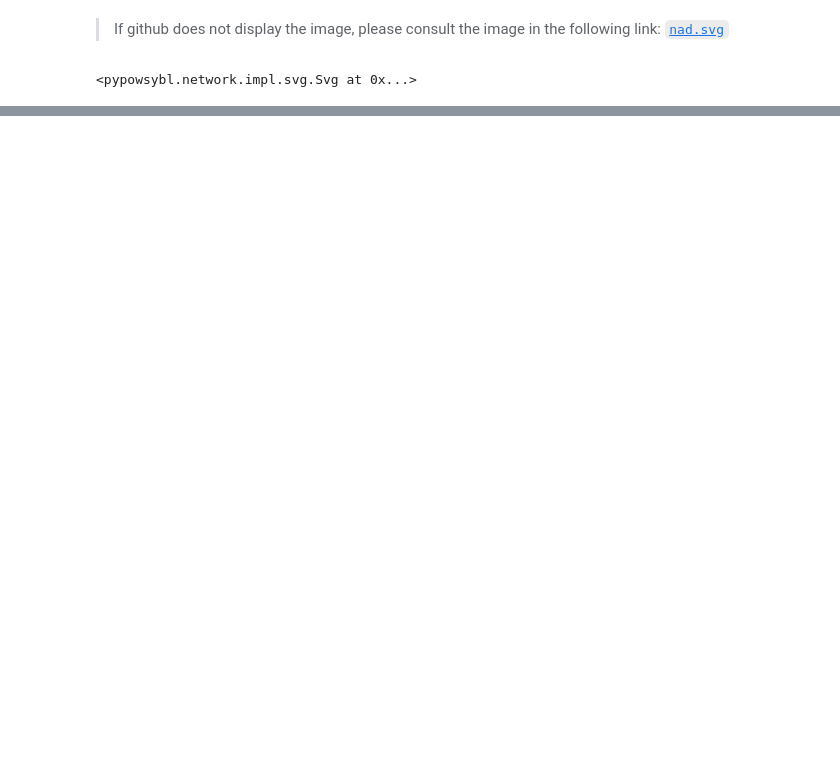
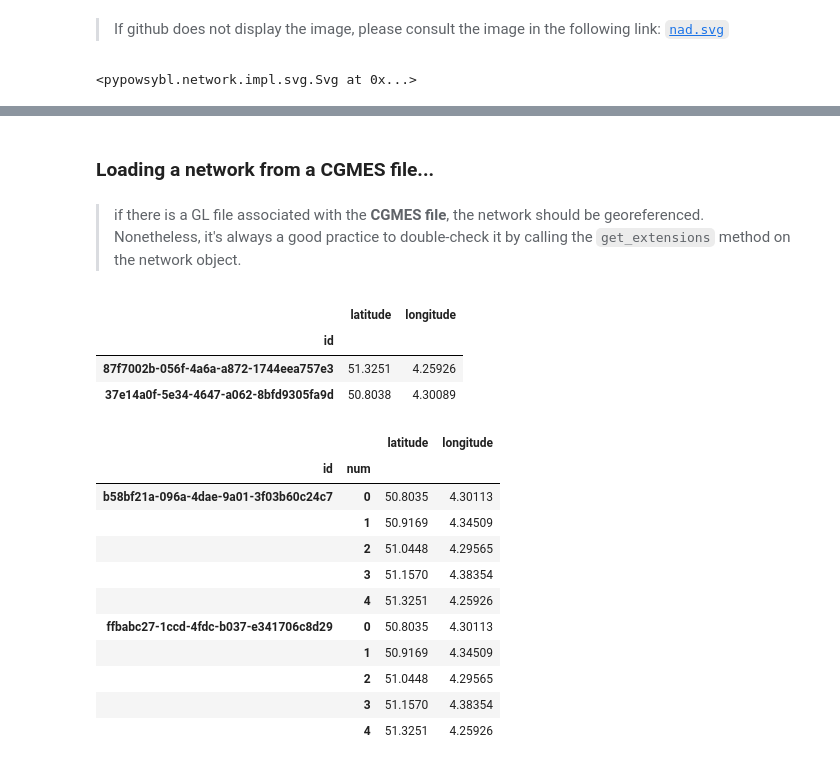
Before and after one commit to pierre-cau/PyPI, a Jupyter notebook: code/notebooks/05__Visualizing_networks.ipynb, the cells around one changed output, grey strips where cells are left out. Saved outputs shown, nothing was run; the diff lists cells and outputs as text; code cells hidden in the pictures; blank space fills up the shorter version.

```diff
--- a/code/notebooks/05__Visualizing_networks.ipynb
+++ b/code/notebooks/05__Visualizing_networks.ipynb
@@ -30,9 +30,13 @@ import pypowsybl.loadflow as lf # Import the loadflow module
 import numpy as np
 import pandas as pd
 from IPython.display import Markdown, display
+from pypowsybl_jupyter import network_explorer
+import ipywidgets as widgets
+from pypowsybl_jupyter import NetworkMapWidget
 
 
 OUTPUT_IMG_DIR = r'../../assets/img/outputs/'
+DATA_DIR = r'../../data/'
 # %% [markdown]
 ___
 ## Single Line Diagram (SLD)
@@ -221,0 +235,33 @@ network.get_network_area_diagram(nad_parameters=params)
+# %% [markdown]
+### Loading a network from a CGMES file...
+# %%
+path = DATA_DIR + r'/CGMES/MicroGridTestConfiguration_T4_BE_BB_Complete_v2.zip' # path to the CGMES file
+# %%
+# load a CGMES file containing a GL profile (Graphical Layout) and run a LF calculation
+importer_params = {'iidm.import.cgmes.post-processors': 'cgmesGLImport'} # we specify the post-processor to use
+network_CGMES = pp.network.load(path, parameters=importer_params) # load the network
+network_lf_results=lf.run_ac(network_CGMES)
+# %% [markdown]
+> if there is a GL file associated with the **CGMES file**, the network should be georeferenced. Nonetheless, it's always a good practice to double-check it by calling the `get_extensions` method on the network object.
+# %%
+network_CGMES.get_extensions(extension_name='substationPosition')
+# %% [output]
+|  | latitude | longitude |
+| id |  |  |
+| 87f7002b-056f-4a6a-a872-1744eea757e3 | 51.3251 | 4.25926 |
+| 37e14a0f-5e34-4647-a062-8bfd9305fa9d | 50.8038 | 4.30089 |
+# %%
+network_CGMES.get_extensions(extension_name='linePosition')
+# %% [output]
+|  |  | latitude | longitude |
+| id | num |  |  |
+| b58bf21a-096a-4dae-9a01-3f03b60c24c7 | 0 | 50.8035 | 4.30113 |
+|  | 1 | 50.9169 | 4.34509 |
+|  | 2 | 51.0448 | 4.29565 |
+|  | 3 | 51.1570 | 4.38354 |
+|  | 4 | 51.3251 | 4.25926 |
+| ffbabc27-1ccd-4fdc-b037-e341706c8d29 | 0 | 50.8035 | 4.30113 |
+|  | 1 | 50.9169 | 4.34509 |
+|  | 2 | 51.0448 | 4.29565 |
+|  | 3 | 51.1570 | 4.38354 |
+|  | 4 | 51.3251 | 4.25926 |
```
Also changed, not shown: parts of 9 cells of this notebook, 5 other files.
